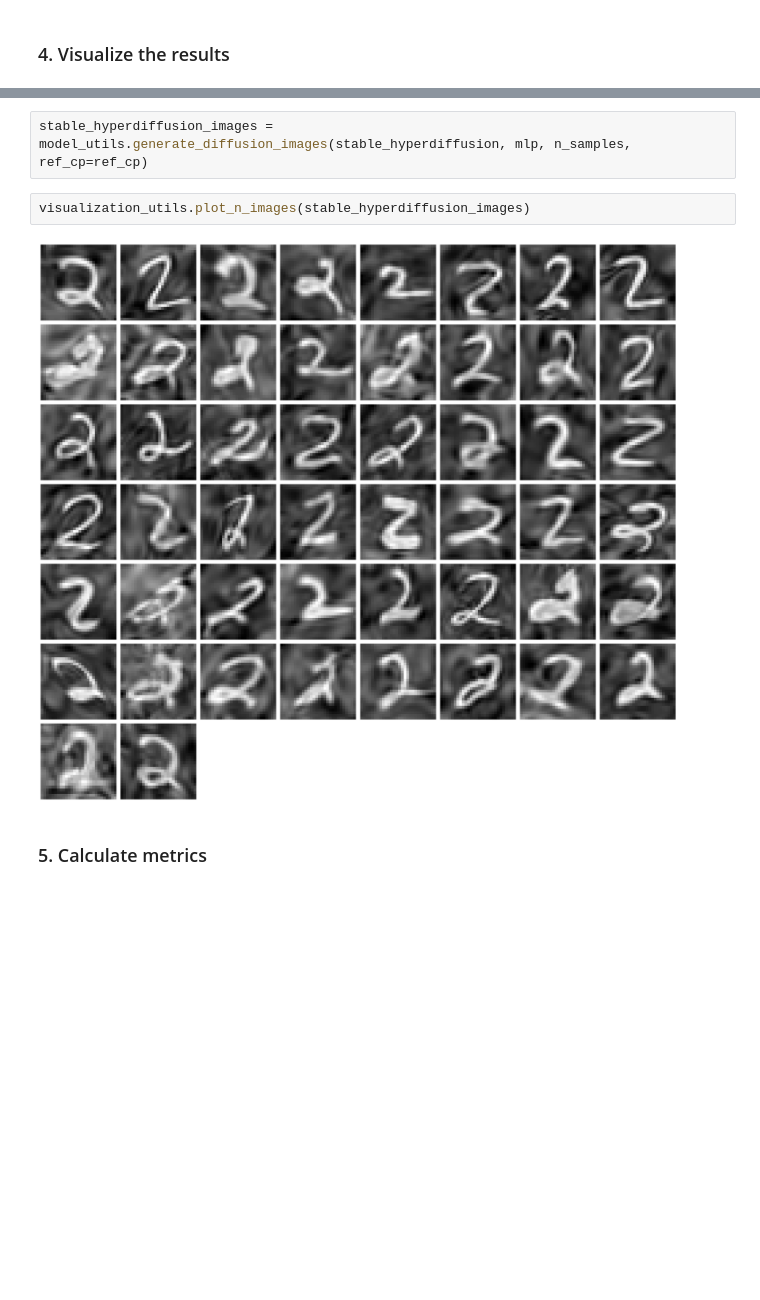
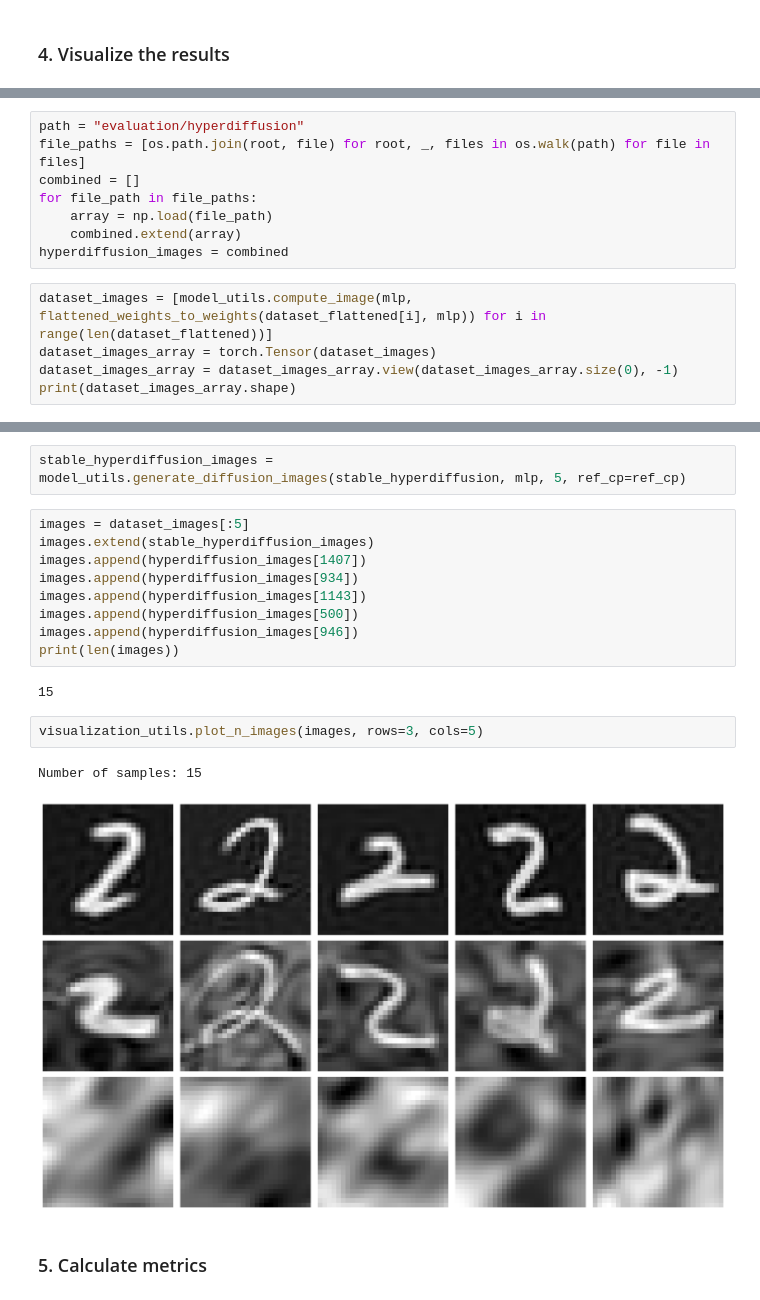
Before and after one commit to Ferdydh/Stable-HyperDiffusion, a Jupyter notebook: evaluation.ipynb, the cells around one changed output, grey strips where cells are left out. Cells and saved outputs as stored; diff of their text form; blank space fills up the shorter version.

Commit message:
Evaluation

```diff
--- a/evaluation.ipynb
+++ b/evaluation.ipynb
@@ -143,0 +119,13 @@ visualization_utils.plot_n_images(hyperdiffusion_images)
+# %%
+path = "evaluation/hyperdiffusion"
+file_paths = [os.path.join(root, file) for root, _, files in os.walk(path) for file in files]
+combined = []
+for file_path in file_paths:
+    array = np.load(file_path)
+    combined.extend(array)
+hyperdiffusion_images = combined
+# %%
+dataset_images = [model_utils.compute_image(mlp, flattened_weights_to_weights(dataset_flattened[i], mlp)) for i in range(len(dataset_flattened))]
+dataset_images_array = torch.Tensor(dataset_images)
+dataset_images_array = dataset_images_array.view(dataset_images_array.size(0), -1)
+print(dataset_images_array.shape)
@@ -144,9 +159,21 @@ visualization_utils.plot_n_images(hyperdiffusion_images)
 # %%
-stable_hyperdiffusion_images = model_utils.generate_diffusion_images(stable_hyperdiffusion, mlp, n_samples, ref_cp=ref_cp)
+stable_hyperdiffusion_images = model_utils.generate_diffusion_images(stable_hyperdiffusion, mlp, 5, ref_cp=ref_cp)
-# %%
-visualization_utils.plot_n_images(stable_hyperdiffusion_images)
-# %% [output]
-[figure, removed]
+# %%
+images = dataset_images[:5]
+images.extend(stable_hyperdiffusion_images)
+images.append(hyperdiffusion_images[1407])
+images.append(hyperdiffusion_images[934])
+images.append(hyperdiffusion_images[1143])
+images.append(hyperdiffusion_images[500])
+images.append(hyperdiffusion_images[946])
+print(len(images))
+# %% [output]
+15
+# %%
+visualization_utils.plot_n_images(images, rows=3, cols=5)
+# %% [output]
+Number of samples: 15
+[figure, added]
 # %% [markdown]
 ### 5. Calculate metrics
 # %% [markdown]
```
Also changed, not shown: parts of 31 cells of this notebook, 2 other files.
